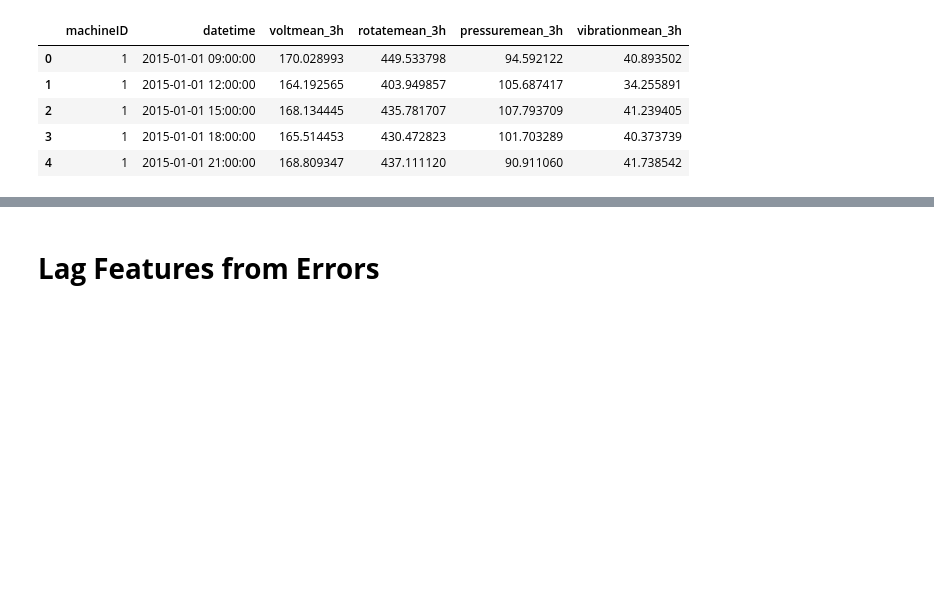
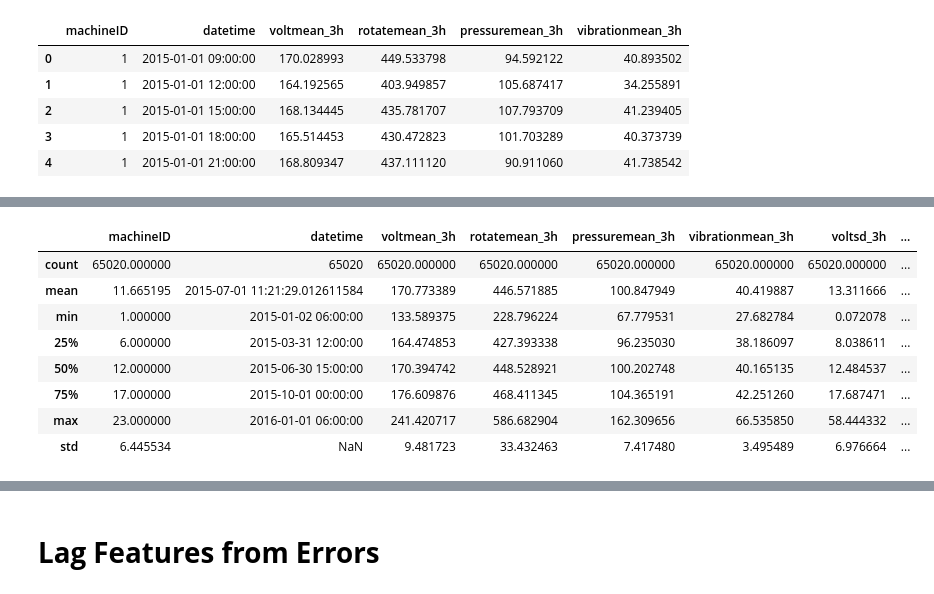
Before and after one commit to Saifullah785/Predictive_Maintenance_ML_Projects, a Jupyter notebook: Project_04_Predictive_Maintenance_Modelling_Guide/Project_04_Predictive_Maintenance_Modelling_Guide.ipynb, the cells around one changed output, grey strips where cells are left out. Cells and saved outputs as stored; diff of their text form; code cells hidden in the pictures; blank space fills up the shorter version.

```diff
--- a/Project_04_Predictive_Maintenance_Modelling_Guide/Project_04_Predictive_Maintenance_Modelling_Guide.ipynb
+++ b/Project_04_Predictive_Maintenance_Modelling_Guide/Project_04_Predictive_Maintenance_Modelling_Guide.ipynb
@@ -208,13 +208,12 @@ telemetry_mean_24h = telemetry_mean_24h.loc[-telemetry_mean_24h['voltmean_24h'].
 temp = []
 fields = ['volt', 'rotate', 'pressure', 'vibration']
 for col in fields:
-    temp.append(pd.rolling_std(pd.pivot_table(telemetry,
+    temp.append(pd.pivot_table(telemetry,
                                                index='datetime',
                                                columns='machineID',
-                                               values=col), window=24).resample('3H',
+                                               values=col).rolling(window=24).std().resample('3h',
                                                                                 closed='left',
-                                                                                label='right',
-                                                                                how='first').unstack())
+                                                                                label='right').first().unstack())
 telemetry_sd_24h = pd.concat(temp, axis=1)
 telemetry_sd_24h.columns = [i + 'sd_24h' for i in fields]
 telemetry_sd_24h.reset_index(inplace=True)
@@ -225,8 +236,18 @@ telemetry_mean_24h.head(10)
 # %%
 telemetry_feat = pd.concat([telemetry_mean_3h,
-                            telemetry_sd_3h.ix[:, 2:6],
-                            telemetry_mean_24h.ix[:, 2:6],
-                            telemetry_sd_24h.ix[:, 2:6]], axis=1).dropna()
+                            telemetry_sd_3h.iloc[:, 2:6],
+                            telemetry_mean_24h.iloc[:, 2:6],
+                            telemetry_sd_24h.iloc[:, 2:6]], axis=1).dropna()
 telemetry_feat.describe()
+# %% [output]
+|  | machineID | datetime | voltmean_3h | rotatemean_3h | pressuremean_3h | vibrationmean_3h | voltsd_3h | ... |
+| count | 65020.000000 | 65020 | 65020.000000 | 65020.000000 | 65020.000000 | 65020.000000 | 65020.000000 | ... |
+| mean | 11.665195 | 2015-07-01 11:21:29.012611584 | 170.773389 | 446.571885 | 100.847949 | 40.419887 | 13.311666 | ... |
+| min | 1.000000 | 2015-01-02 06:00:00 | 133.589375 | 228.796224 | 67.779531 | 27.682784 | 0.072078 | ... |
+| 25% | 6.000000 | 2015-03-31 12:00:00 | 164.474853 | 427.393338 | 96.235030 | 38.186097 | 8.038611 | ... |
+| 50% | 12.000000 | 2015-06-30 15:00:00 | 170.394742 | 448.528921 | 100.202748 | 40.165135 | 12.484537 | ... |
+| 75% | 17.000000 | 2015-10-01 00:00:00 | 176.609876 | 468.411345 | 104.365191 | 42.251260 | 17.687471 | ... |
+| max | 23.000000 | 2016-01-01 06:00:00 | 241.420717 | 586.682904 | 162.309656 | 66.535850 | 58.444332 | ... |
+| std | 6.445534 | NaN | 9.481723 | 33.432463 | 7.417480 | 3.495489 | 6.976664 | ... |
 # %%
 telemetry_feat.head()
```
Also changed, not shown: parts of 12 cells of this notebook.
